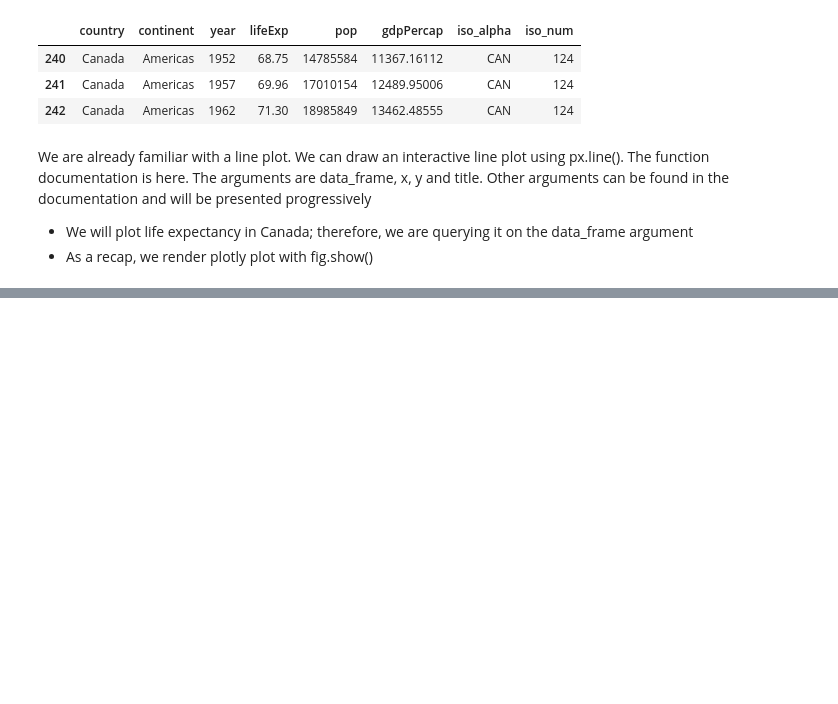
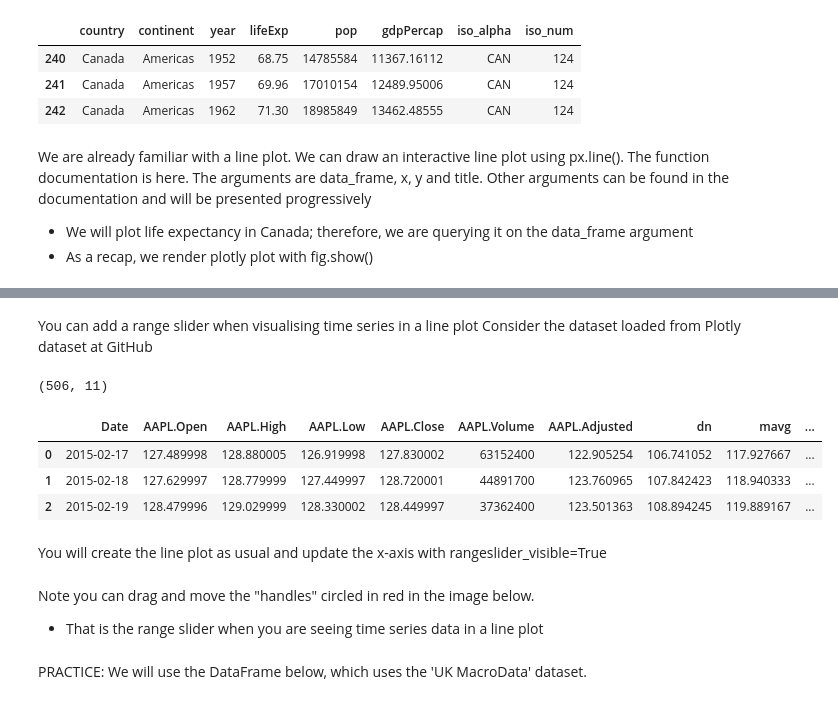
Before and after one commit to tb9757/Masterclasses, a Jupyter notebook: plotly.ipynb, the cells around one changed output, grey strips where cells are left out. Drawn from its saved outputs; the diff is of its cells as text; code cells hidden in the pictures; blank space fills up the shorter version.

```diff
--- a/plotly.ipynb
+++ b/plotly.ipynb
@@ -35,0 +93,15 @@ ValueError: Mime type rendering requires nbformat>=4.2.0 but it is not installed
+# %% [markdown]
+You can add a range slider when visualising time series in a line plot
+Consider the dataset loaded from Plotly dataset at GitHub
+# %%
+df = pd.read_csv('https://raw.githubusercontent.com/Code-Institute-Solutions/sample-datasets/main/finance-charts-apple.csv')
+print(df.shape)
+df.head(3)
+# %% [output]
+(506, 11)
+|  | Date | AAPL.Open | AAPL.High | AAPL.Low | AAPL.Close | AAPL.Volume | AAPL.Adjusted | dn | mavg | ... |
+| 0 | 2015-02-17 | 127.489998 | 128.880005 | 126.919998 | 127.830002 | 63152400 | 122.905254 | 106.741052 | 117.927667 | ... |
+| 1 | 2015-02-18 | 127.629997 | 128.779999 | 127.449997 | 128.720001 | 44891700 | 123.760965 | 107.842423 | 118.940333 | ... |
+| 2 | 2015-02-19 | 128.479996 | 129.029999 | 128.330002 | 128.449997 | 37362400 | 123.501363 | 108.894245 | 119.889167 | ... |
+# %% [markdown]
+You will create the line plot as usual and update the x-axis with rangeslider_visible=True
@@ -35,0 +111,5 @@ ValueError: Mime type rendering requires nbformat>=4.2.0 but it is not installed
+# %% [markdown]
+Note you can drag and move the "handles" circled in red in the image below.
+- That is the range slider when you are seeing time series data in a line plot
+# %% [markdown]
+PRACTICE: We will use the DataFrame below, which uses the 'UK MacroData' dataset.
```
Also changed, not shown: parts of 48 cells of this notebook.
